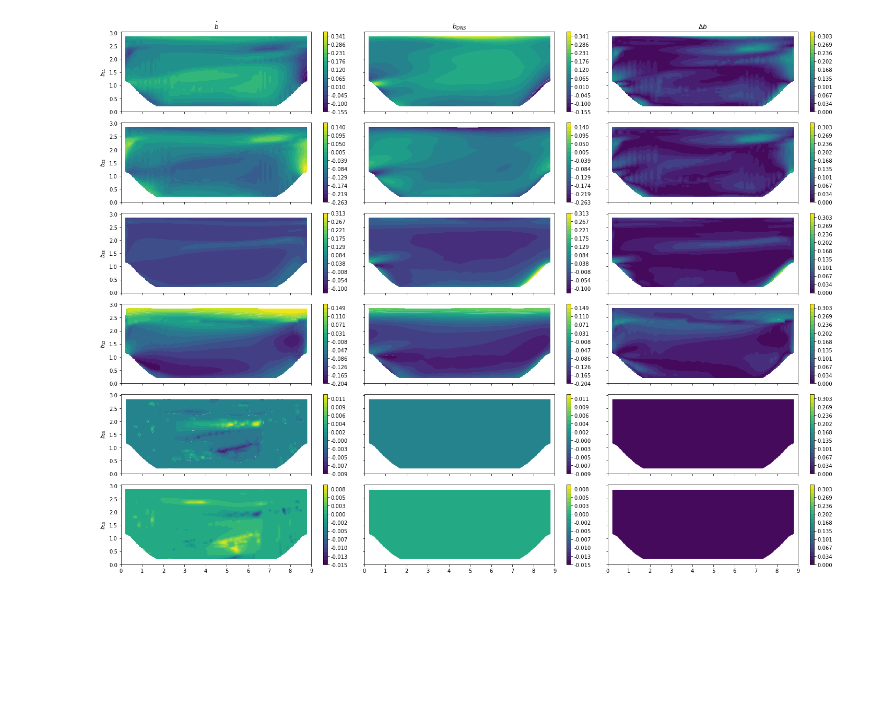
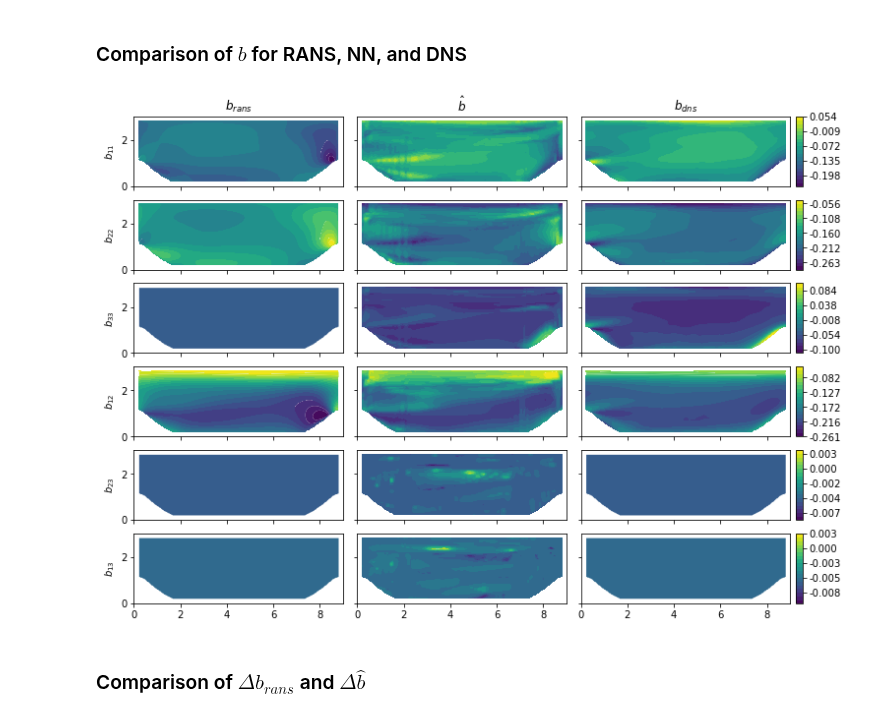
Before and after one commit to leonrccs/data_driven_rans, a Jupyter notebook: notebooks/compare_nn.ipynb, the cells around one changed output. Saved outputs shown, nothing was run; the diff lists cells and outputs as text; code cells hidden in the pictures; blank space fills up the shorter version.

```diff
--- a/notebooks/compare_nn.ipynb
+++ b/notebooks/compare_nn.ipynb
@@ -32,8 +33,8 @@ def time():
     return datetime.datetime.now().strftime("%y-%m-%d_%H-%M")
 # %%
 # set path to models and initialise arrays
-model_path = 'trained_models/'
-model_names = os.listdir(model_path)
+model_path = 'trained_models'
+model_names = ['3cases_500_epochs_1e-5'] # os.listdir(model_path)
 print(model_names)
 models = []
 train_loss = []
@@ -105,3 +128,5 @@ for i, model in enumerate(models):
+# %% [markdown]
+### Comparison of $b$ for RANS, NN, and DNS
 # %%
 # predicts b for all models and plot the components
 # grid for visualisation
@@ -121,62 +146,72 @@ model = models[0]
 b_pred, _ = model(inv_test, T_test)
 b_pred = b_pred.reshape(-1,3,3)
 
-# get levels for contourplots
-levels_global = np.linspace(-0.3, 0.4, 20) # (-0.2635, 0.3684, 20)
-levels_diff = np.linspace(.0, .32, 20)
+# select components to plot
+components = [[0,0], [1,1], [2,2], [0,1], [1,2], [0,2]]
+
+# set number of columns to plot
+nrows = len(components)
+ncols = 3
 
 # create figure
-fig, axs = plt.subplots(6,3, figsize=(20, 15), sharex=True, sharey=True, tight_layout=True)
-# fig, axs = plt.subplots(6,3, figsize=(20, 15), sharex=True, sharey=True, tight_layout=True)
-
-components = [[0,0], [1,1], [2,2], [0,1], [1,2], [0,2]]
+fig, axs = plt.subplots(nrows=nrows, ncols=ncols, figsize=(3.5*ncols, 1.25*nrows),
+                        sharex=True, sharey=True, constrained_layout=True) # tight_layout=True)
+# fig.subplots_adjust(right=0.8)
 
 # loop over all 6 unique of b (symmetric), for pred of b, real b, and difference of these two
 for i, idx in enumerate(components):
     # interpolate data on grid
+    grid_b_rans = griddata(grid_test, b_rans_test.detach().numpy()[:,idx[0],idx[1]], (grid_x, grid_y), method='linear')
     grid_b_pred = griddata(grid_test, b_pred.detach().numpy()[:,idx[0],idx[1]], (grid_x, grid_y), method='linear')
     grid_b_test = griddata(grid_test, b_dns_test.detach().numpy()[:,idx[0],idx[1]], (grid_x, grid_y), method='linear')
-    grid_b_diff = np.abs(grid_b_test - grid_b_pred)
 
     # set unwanted points to Nan
+    grid_b_rans[~mask] = float('nan')
     grid_b_pred[~mask] = float('nan')
     grid_b_test[~mask] = float('nan')
-    grid_b_diff[~mask] = float('nan')
 
     # get min an max of (b_pred, b_test) for colormap
-    tmp = th.cat((b_pred[:,idx[0],idx[1]], b_dns_test[:,idx[0],idx[1]])).detach().numpy()
+    tmp = th.cat((b_rans_test[:,idx[0],idx[1]], b_pred[:,idx[0],idx[1]], b_dns_test[:,idx[0],idx[1]])).detach().numpy()
     b_min = np.min(tmp)
     b_max = np.max(tmp)
     levels = np.linspace(b_min, b_max, 20)
 
     # get the contour plots
-    b_nn = axs.flat[3*i].contourf(grid_x, grid_y, grid_b_pred, levels=levels)
-    b_dns = axs.flat[3*i+1].contourf(grid_x, grid_y, grid_b_test, levels=levels)
-    b_diff = axs.flat[3*i+2].contourf(grid_x, grid_y, grid_b_diff, levels=levels_diff)
+    b_rans = axs.flat[3*i].contourf(grid_x, grid_y, grid_b_rans, levels=levels)
+    b_nn = axs.flat[3*i+1].contourf(grid_x, grid_y, grid_b_pred, levels=levels)
+    b_dns = axs.flat[3*i+2].contourf(grid_x, grid_y, grid_b_test, levels=levels)
 
-    # remove contour lines, which otherwise can cause trouble with certain pdf renders
-    for contour in [b_nn, b_dns, b_diff]:
+    # remove contour lines
+    for contour in [b_rans, b_nn, b_dns]:
         for c in contour.collections:
             c.set_edgecolor("face")
             c.set_linewidth(0.00000000000000001)
 
-    # get the colorbars
-    fig.colorbar(b_nn, ax=axs.flat[3*i], format='%.3f')
-    fig.colorbar(b_dns, ax=axs.flat[3*i+1], format='%.3f')
-    fig.colorbar(b_diff, ax=axs.flat[3*i+2], format='%.3f')
+    # # get the colorbars (makes one colorbar per plot)
+    # fig.colorbar(b_rans, ax=axs.flat[3*i], format='%.3f')
+    # fig.colorbar(b_nn, ax=axs.flat[3*i+1], format='%.3f')
+    # fig.colorbar(b_dns, ax=axs.flat[3*i+2], format='%.3f')
+
+    # get colorbars (makes one colorbar per row)
+    cbar = fig.colorbar(b_dns, ax=axs.flat[3*i:3*i+3], aspect=5*ncols*1, format='%.3f', pad=0.0)
+    cbar.ax.locator_params(nbins=5)
 
     # set the component names
     axs[i,0].set_ylabel(r'$b_{'+str(idx[0]+1)+str(idx[1]+1)+'}$')
 
-titles = [r'$\hat b$', r'$b_{DNS}$', r'$\Delta b$']
+# set titles for columns
+titles = [r'$b_{rans}$', r'$\hat b$', r'$b_{dns}$']
 for i in range(3):
     axs[0,i].set_title(titles[i])
 
-fig_name = time() + 'phill_' + model_names[0] + '_nn_dns_diff.pdf'
+# save figure
+fig_name = time() + '_phill_' + model_names[0] + '_rans_nn_dns_common_colobar.pdf'
 # plt.savefig(os.sep.join([fig_path, fig_name]), format='pdf')
 # fig.suptitle(r'trained on ' + model_names[i], y=1.01, fontsize=14)
 # %% [output]
-[figure, old version]
+[figure, new version]
+# %% [markdown]
+### Comparison of $\Delta b_{rans}$ and $\Delta \hat b$
 # %%
 # predicts b for all models and plot the components
 # grid for visualisation
```
Also changed, not shown: parts of 6 cells of this notebook.
